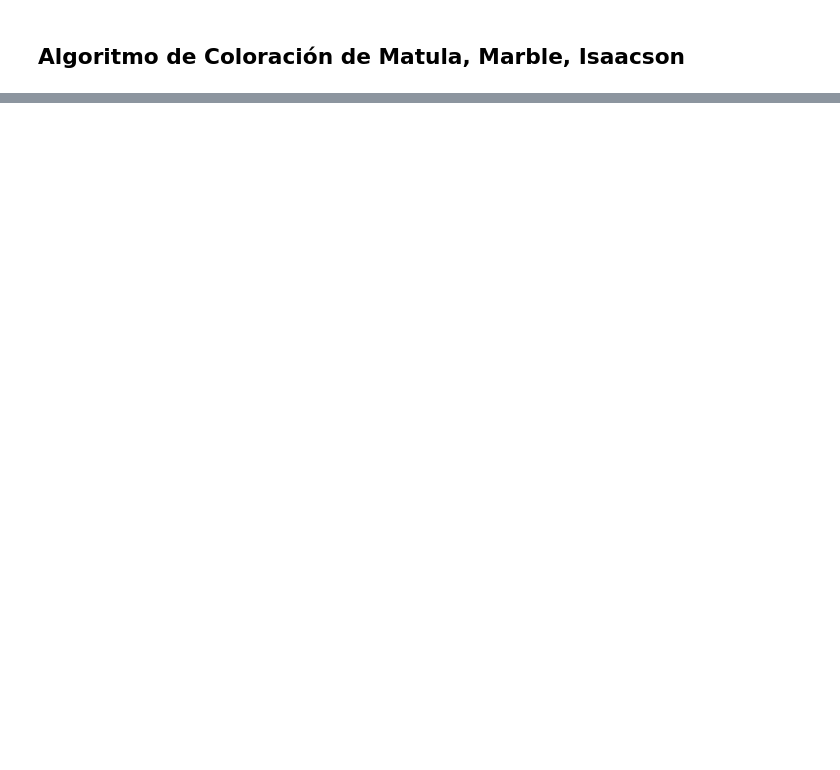
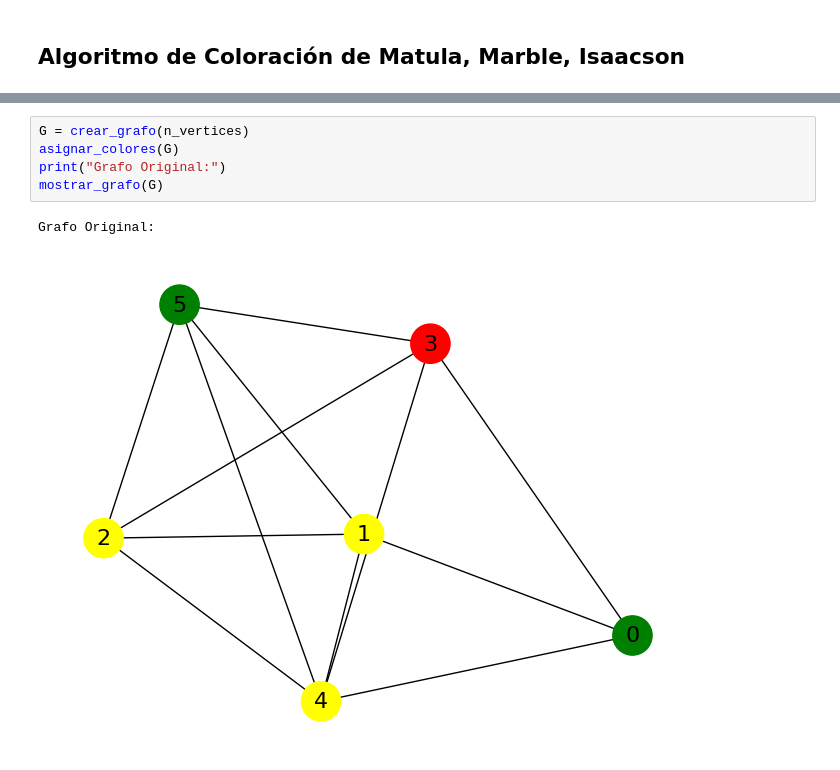
Before and after one commit to marcosd59/IT0425-INTELIGENCIA_ARTIFICIAL, a Jupyter notebook: Parcial 1/Proyecto/Coloreado de Grafos.ipynb, the cells around one changed output, grey strips where cells are left out. Cells and saved outputs as stored; diff of their text form; blank space fills up the shorter version.

```diff
--- a/Parcial 1/Proyecto/Coloreado de Grafos.ipynb
+++ b/Parcial 1/Proyecto/Coloreado de Grafos.ipynb
@@ -112,0 +123,8 @@ grados(G)
+# %%
+G = crear_grafo(n_vertices)
+asignar_colores(G)
+print("Grafo Original:")
+mostrar_grafo(G)
+# %% [output]
+Grafo Original:
+[figure, added]
```
Also changed, not shown: parts of 25 cells of this notebook.
